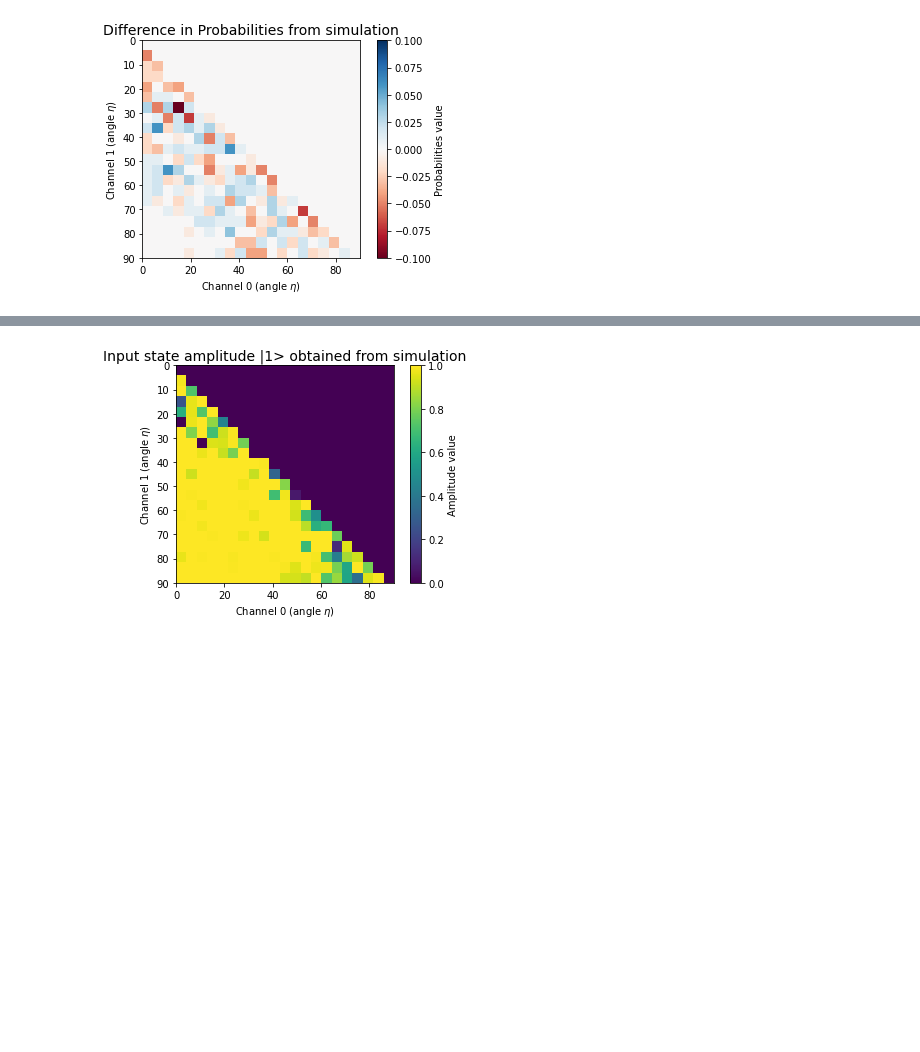
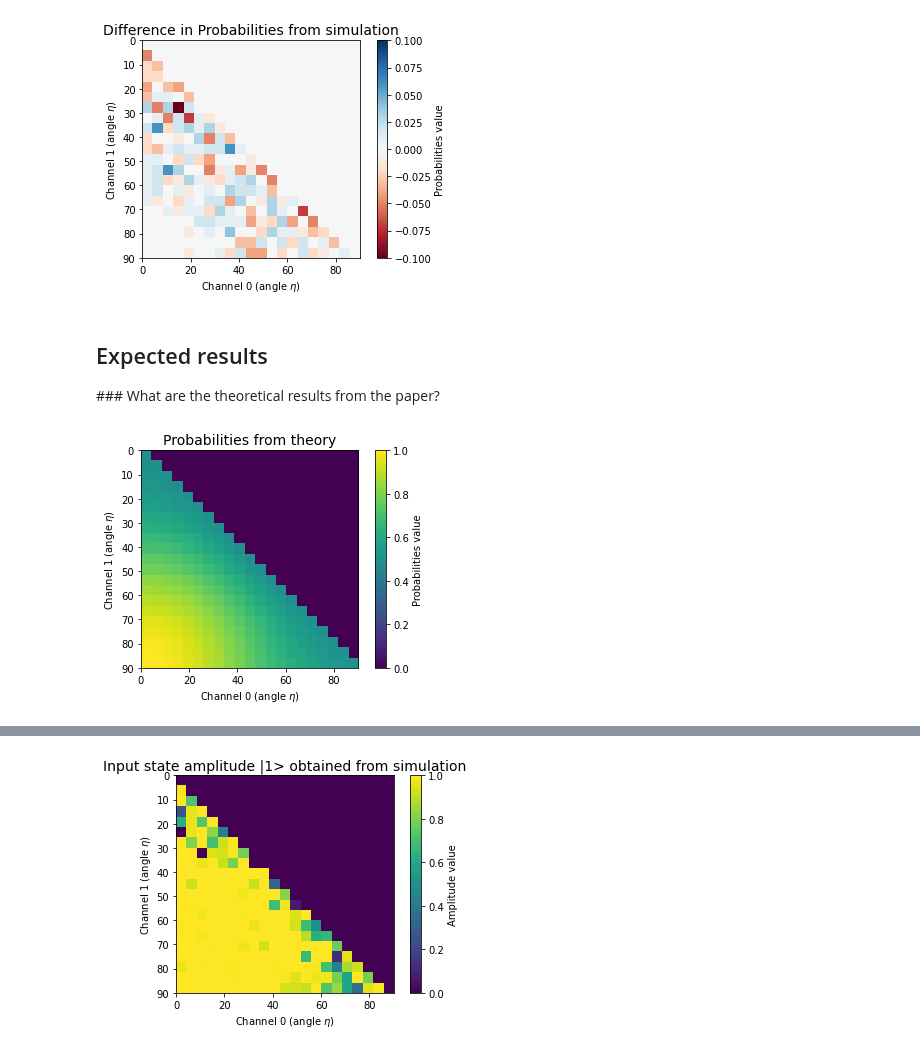
Before and after one commit to iamtxena/quantum-channel-discrimination, a Jupyter notebook: src/analyzing-optimization-results.ipynb, the cells around one changed output, grey strips where cells are left out. Cells and saved outputs as stored; diff of their text form; code cells hidden in the pictures; blank space fills up the shorter version.

```diff
--- a/src/analyzing-optimization-results.ipynb
+++ b/src/analyzing-optimization-results.ipynb
@@ -45,2 +37,9 @@ results.plot_probabilities_comparison(results_index1=0,
 # %% [output]
 [figure]
+# %% [markdown]
+## Expected results
+### What are the theoretical results from the paper?
+# %%
+results.plot_theoretical_probabilities()
+# %% [output]
+[figure, added]
```
Also changed, not shown: parts of 35 cells of this notebook, 8 other files.
